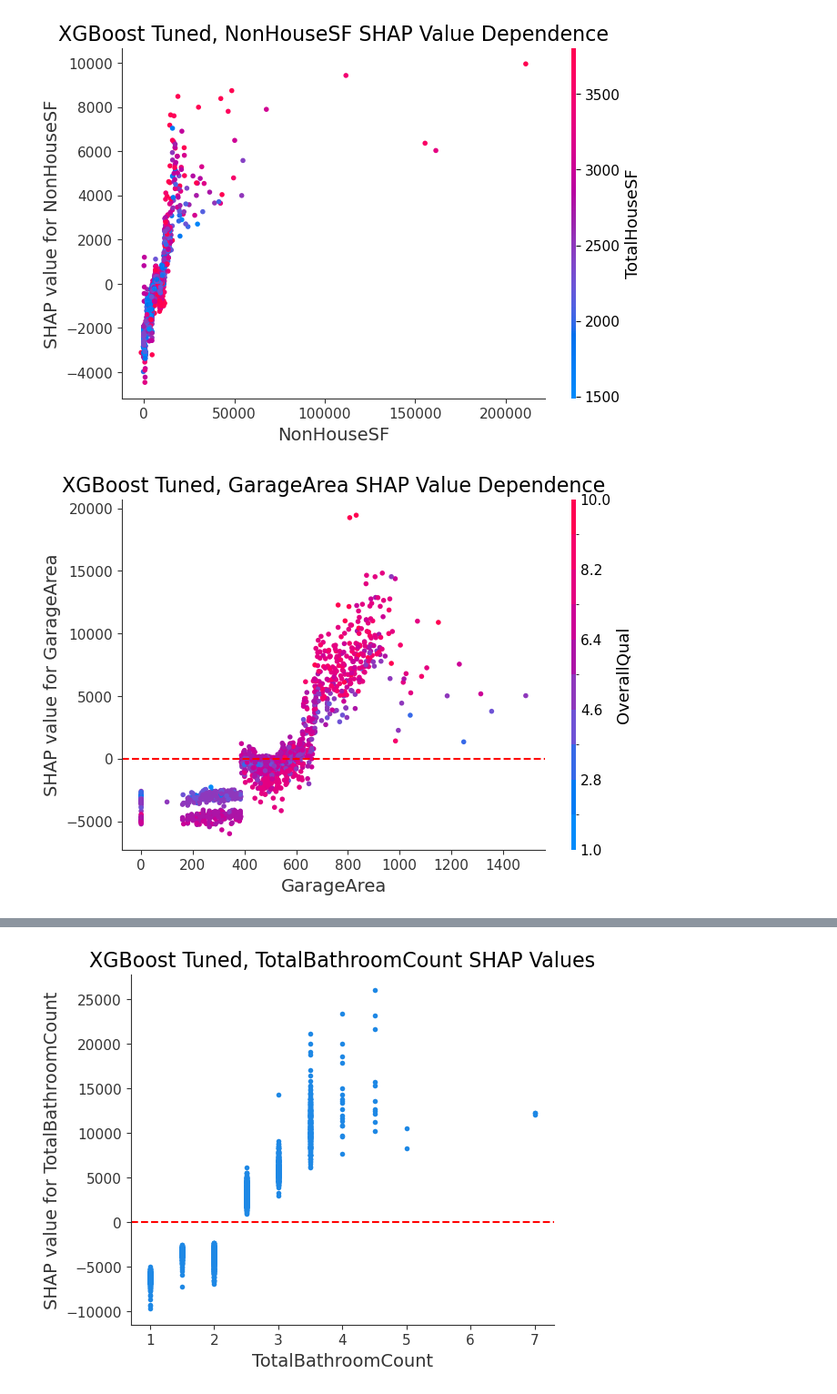
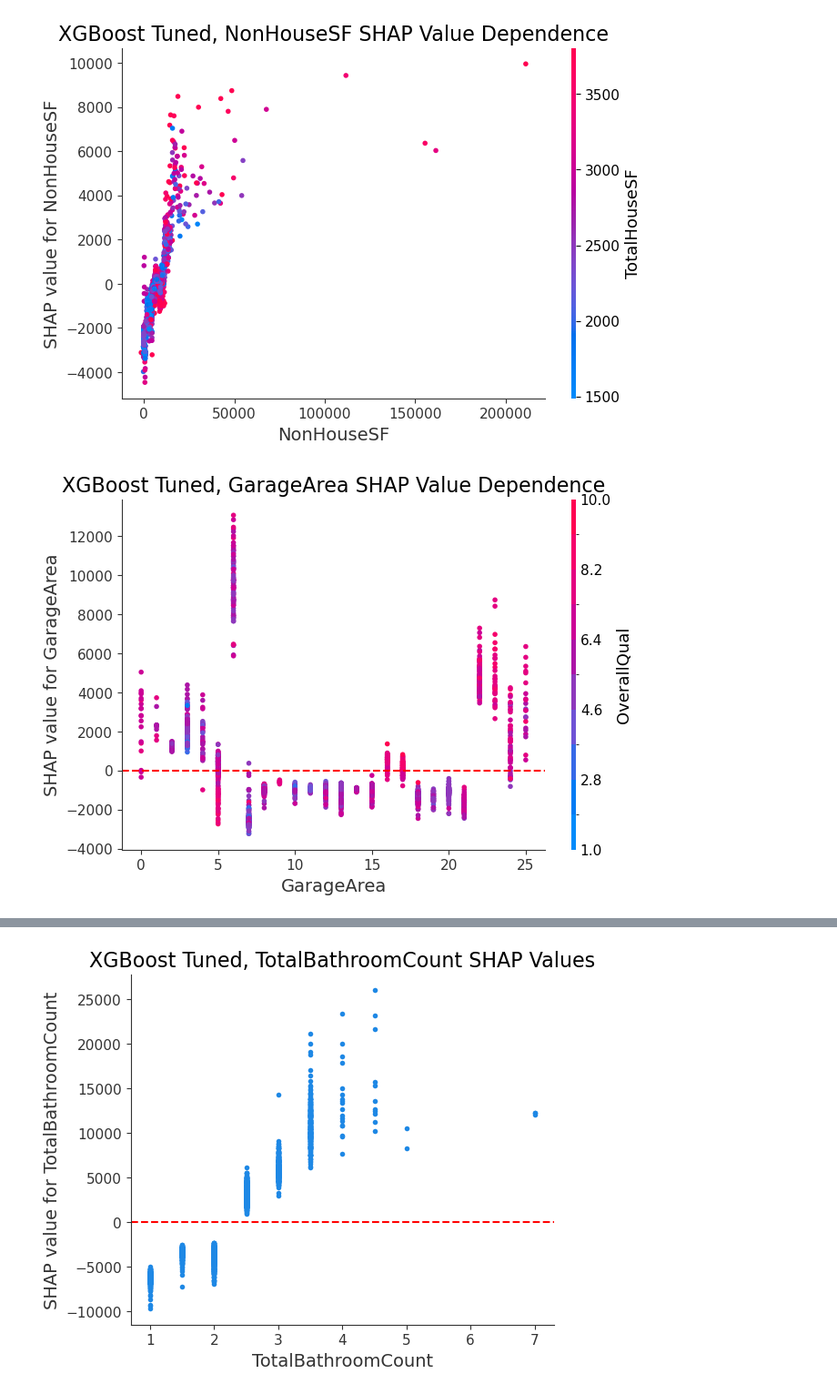
Before and after one commit to briangdrewes/machinelearning_Ames, a Jupyter notebook: visuals_and_tests/ordinalNormalCondition_XGBoostViz.ipynb, the cells around one changed output, grey strips where cells are left out. Shown at 91% size. Saved outputs shown, nothing was run; the diff lists cells and outputs as text; code cells hidden in the pictures.

```diff
--- a/visuals_and_tests/ordinalNormalCondition_XGBoostViz.ipynb
+++ b/visuals_and_tests/ordinalNormalCondition_XGBoostViz.ipynb
@@ -460,13 +471,13 @@ plt.show()
 [figure]
 # %%
 #Shap Dependence Plot vs "Overall Qual"
-shap.dependence_plot("GarageArea", shap_values, X, interaction_index='OverallQual', show=False)
+shap.dependence_plot("Neighborhood", shap_values, X, interaction_index='OverallQual', show=False)
 
 plt.title('XGBoost Tuned, GarageArea SHAP Value Dependence', fontsize=16)
 plt.axhline(y=0, color='r', linestyle='--')
 
 plt.ylabel('SHAP value for GarageArea', fontsize=14)
 plt.xlabel('GarageArea', fontsize=14);
 plt.show()
 # %% [output]
-[figure, old version]
+[figure, new version]
```
Also changed, not shown: parts of 41 cells of this notebook, 1 other file.
